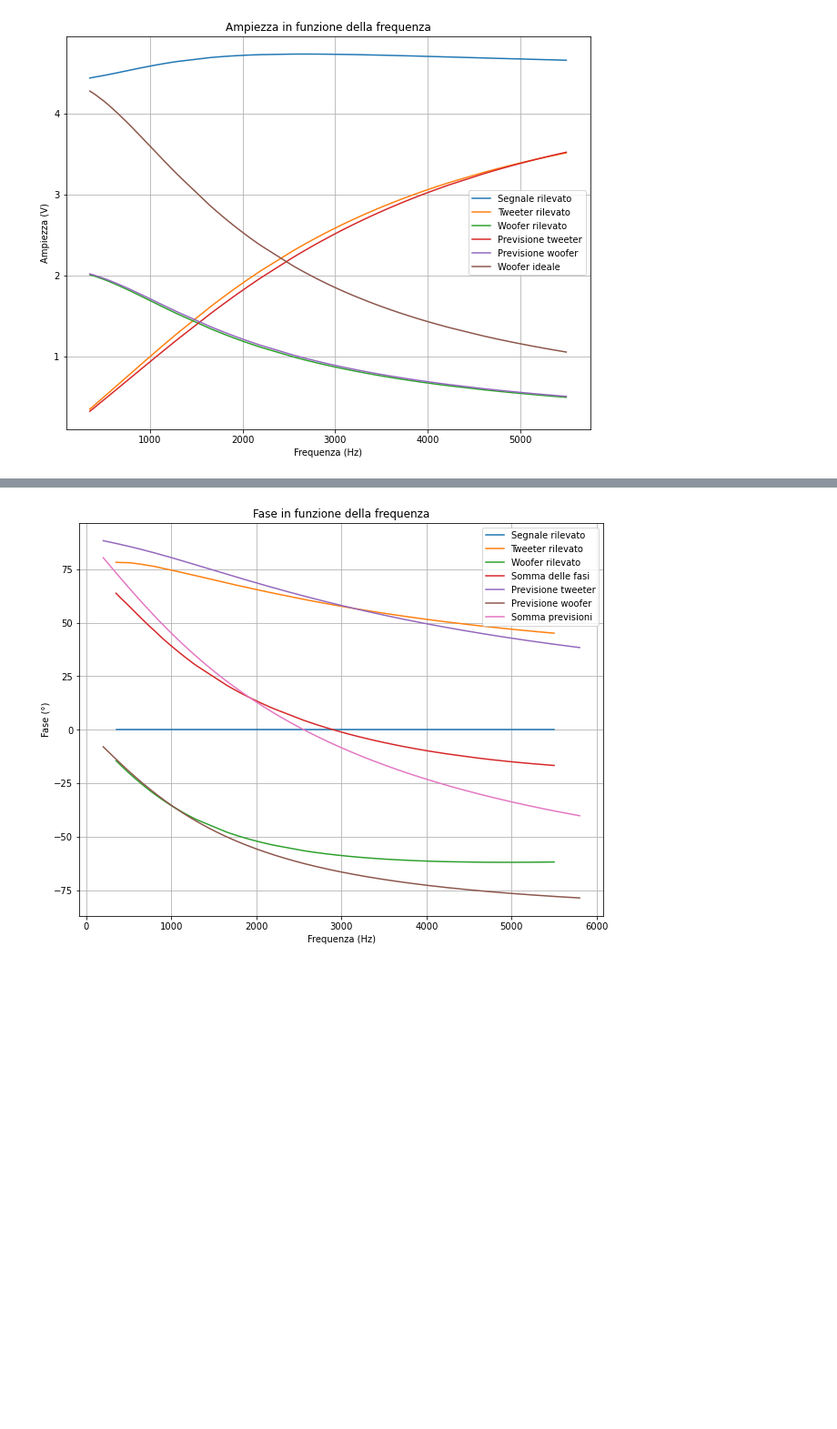
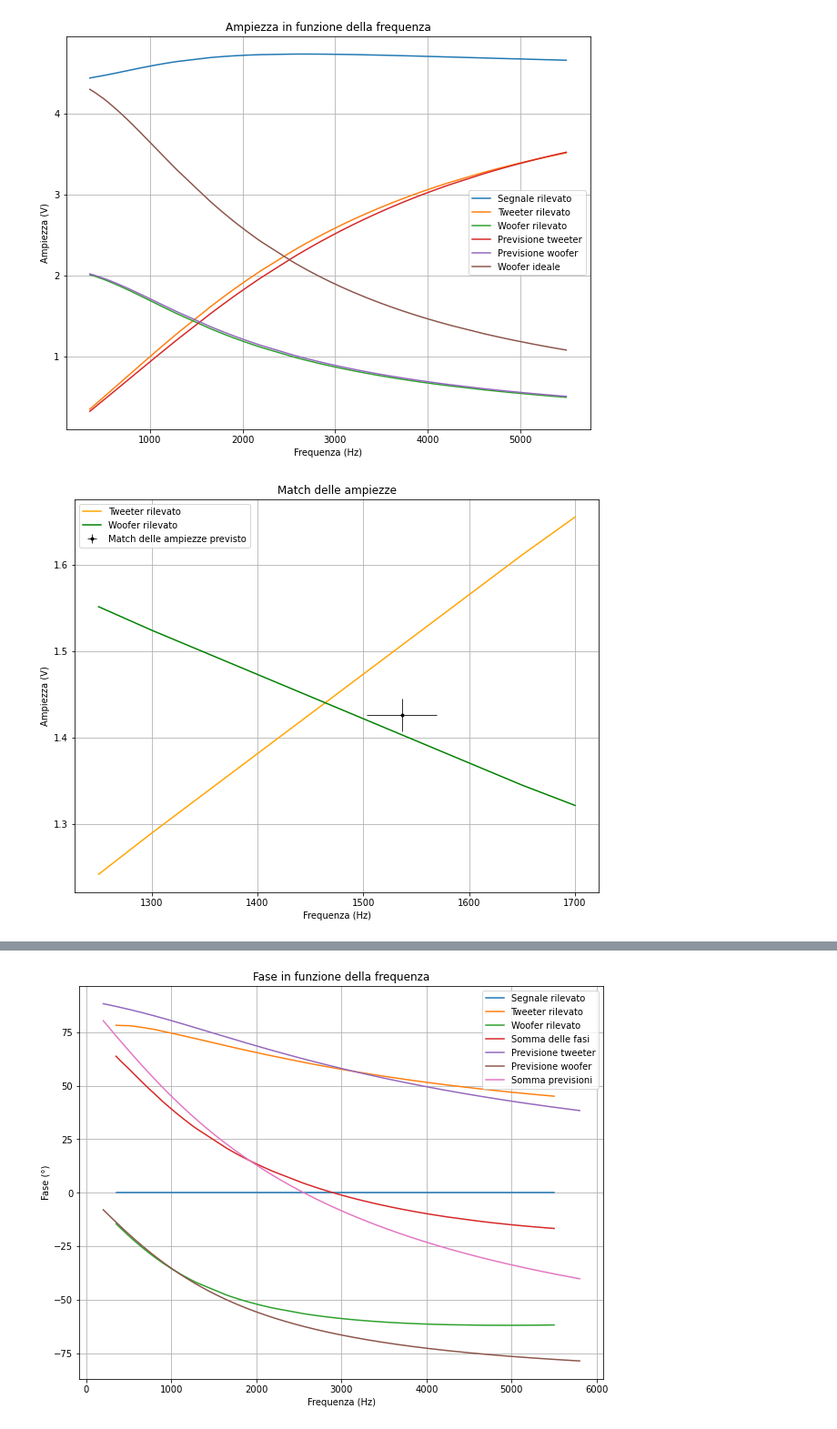
Before and after one commit to lusvelt/crossover-filter, a Jupyter notebook: analysis/Analysis.ipynb, the cells around one changed output, grey strips where cells are left out. Shown: that part at 91% size. Drawn from its saved outputs; the diff is of its cells as text; code cells hidden in the pictures; blank space fills up the shorter version.

Commit message:
Grafico zoom su match ampiezze e crossover

```diff
--- a/analysis/Analysis.ipynb
+++ b/analysis/Analysis.ipynb
@@ -87,8 +89,8 @@ i_W = V_eq / Z_W
 V_T = simplify(i_T * R_T)
 V_W = simplify(i_W * R_W)
 
-A_T = Abs(V_T)
-A_W = Abs(V_W)
+A_T = Abs(V_T.subs({t: 0}))
+A_W = Abs(V_W.subs({t: 0}))
 
 phi_T = arg(V_T.subs({t: 0}))
 phi_W = arg(V_W.subs({t: 0}))
@@ -114,7 +100,7 @@ numerical_values = {
     L: 46.79 * 10**-3, C: 70 * 10**-9, V_0: 5
 }
 uncertainties = {
-    R_L: 0.1, R_W: 0.1, R_T: 0.1, L: 0.1 * 10**-3, C: 0.1 * 10**-9
+    R_L: 0.19135, R_W: 0.180906, R_T: 0.312274, L: 0.4679 * 10**-3, C: 0.7 * 10**-9
 }
 # %%
 def calculate_uncertainty(Y, f = w/(2*pi)):
@@ -122,8 +108,8 @@ def calculate_uncertainty(Y, f = w/(2*pi)):
     for x in uncertainties.keys():
         fixed_values = numerical_values.copy()
         x_value = fixed_values.pop(x)
-        sum += abs(N(Y.subs(fixed_values).diff(x).subs({x: x_value, w: 2*pi*f}))) * uncertainties[x]
-    return sum
+        sum += pow((N(Y.subs(fixed_values).diff(x).subs({x: x_value, w: 2*pi*f}))) * uncertainties[x], 2)
+    return sqrt(sum)
 # %%
 crossover_w = (solve(Eq(Abs(Z_T), Abs(Z_W)), w))[1] # 2 solutions: the last is positive
 crossover_freq = crossover_w / (2*pi)
@@ -148,0 +144,6 @@ amplitude match frequency (Hz) =
+# %%
+match_amplitude = Abs(A_T).subs({w: amplitude_match_w})
+match_amplitude_val = N(match_amplitude.subs(numerical_values))
+match_amplitude_err_val = calculate_uncertainty(match_amplitude, match_amplitude_val)
+print('match amplitude (V) = ')
+print(match_amplitude_val, ' +/- ', match_amplitude_err_val)
@@ -201,3 +205,26 @@ axes.legend()
 axes.grid()
 # %% [output]
 [figure]
+# %%
+# Zoom sulla frequenza di match delle ampiezze
+fig = plt.figure(figsize=(8, 6))
+
+axes = fig.add_axes([0,0,1,1])
+
+axes.set_xlabel('Frequenza (Hz)')
+axes.set_ylabel('Ampiezza (V)')
+axes.set_title('Match delle ampiezze')
+
+a = 1200
+b = 1800
+df_T = V_T_sweep_df[(a < V_T_sweep_df['frequency']) & (V_T_sweep_df['frequency'] < b)]
+df_W = V_W_sweep_df[(a < V_T_sweep_df['frequency']) & (V_T_sweep_df['frequency'] < b)]
+
+axes.plot(df_T['frequency'], df_T['amplitude'], label='Tweeter rilevato', color='orange')
+axes.plot(df_W['frequency'], df_W['amplitude'], label='Woofer rilevato', color='green')
+axes.errorbar(float(amplitude_match_freq_val), float(match_amplitude_val), xerr=3*float(amplitude_match_freq_err_val), yerr=3*float(match_amplitude_err_val), fmt='.k', lw=0.8, label='Match delle ampiezze previsto')
+
+axes.legend()
+axes.grid()
+# %% [output]
+[figure, added]
```
Also changed, not shown: parts of 12 cells of this notebook, 3 other files.
